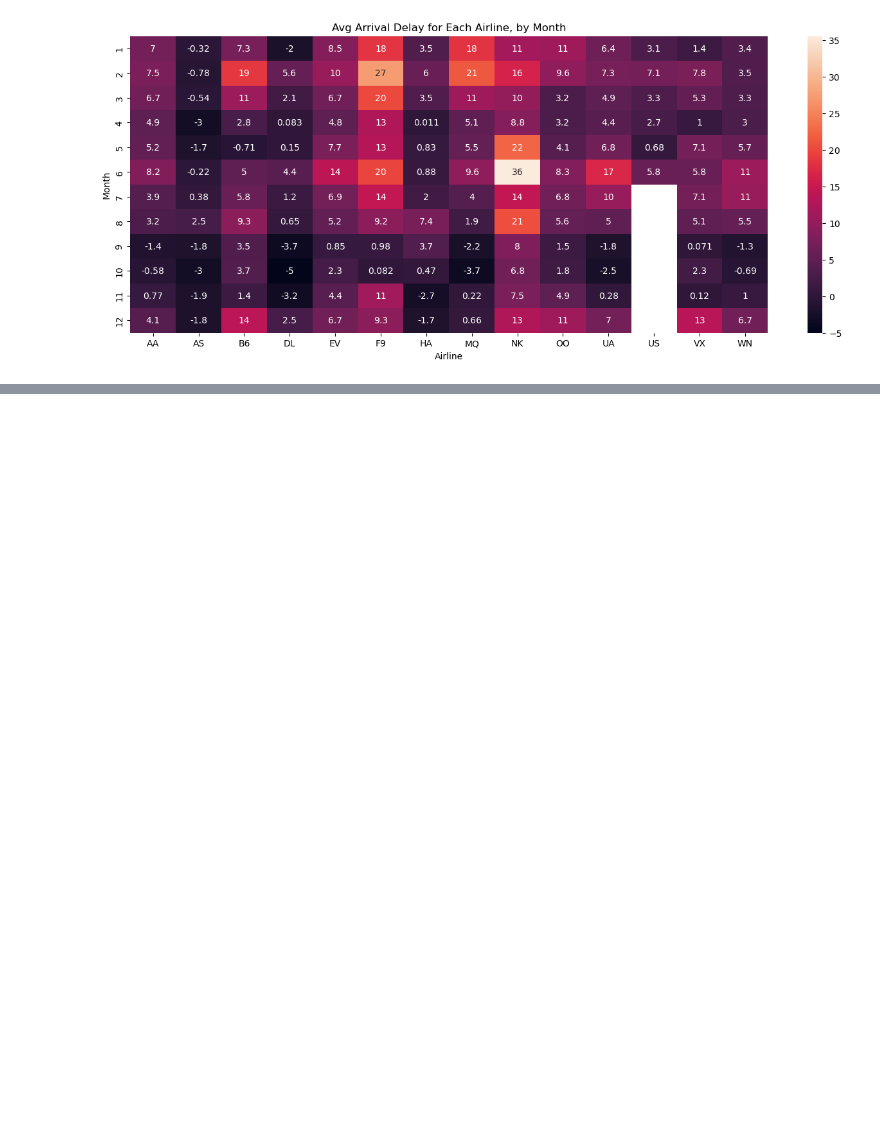
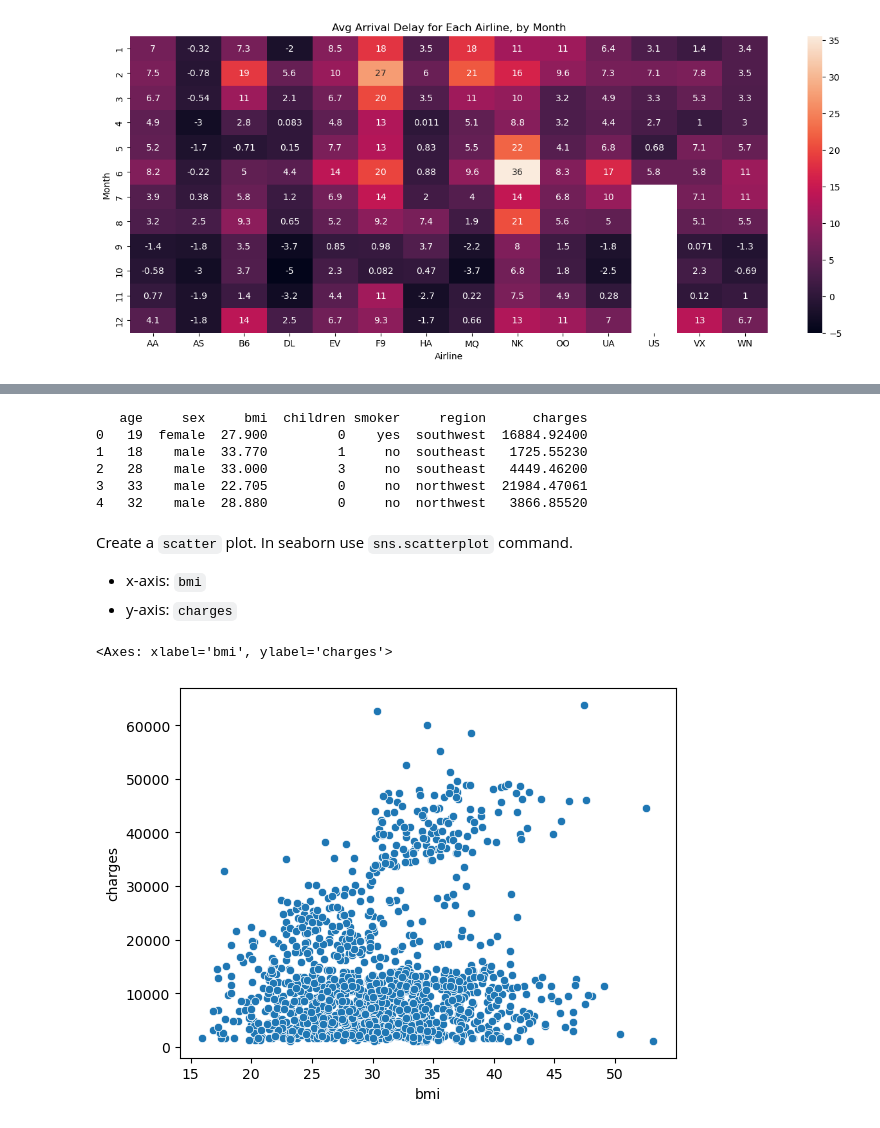
Before and after one commit to CS4580/my-notes-stacieleavitt1, a Jupyter notebook: Module 6/notes.ipynb, the cells around one changed output, grey strips where cells are left out. Cells and saved outputs as stored; diff of their text form; code cells hidden in the pictures; blank space fills up the shorter version.

```diff
--- a/Module 6/notes.ipynb
+++ b/Module 6/notes.ipynb
@@ -200,0 +206,20 @@ Text(0.5, 36.72222222222221, 'Airline')
+# %%
+file_path = '../data/insurance.csv'
+insurance_df = pd.read_csv(file_path)
+print(insurance_df.head())
+# %% [output]
+   age     sex     bmi  children smoker     region      charges
+0   19  female  27.900         0    yes  southwest  16884.92400
+1   18    male  33.770         1     no  southeast   1725.55230
+2   28    male  33.000         3     no  southeast   4449.46200
+3   33    male  22.705         0     no  northwest  21984.47061
+4   32    male  28.880         0     no  northwest   3866.85520
+# %% [markdown]
+Create a `scatter` plot. In seaborn use `sns.scatterplot` command.
+- x-axis: `bmi`
+- y-axis: `charges`
+# %%
+sns.scatterplot(x=insurance_df['bmi'], y=insurance_df['charges'])
+# %% [output]
+<Axes: xlabel='bmi', ylabel='charges'>
+[figure, added]
```
Also changed, not shown: parts of 8 cells of this notebook, 2 other files.
